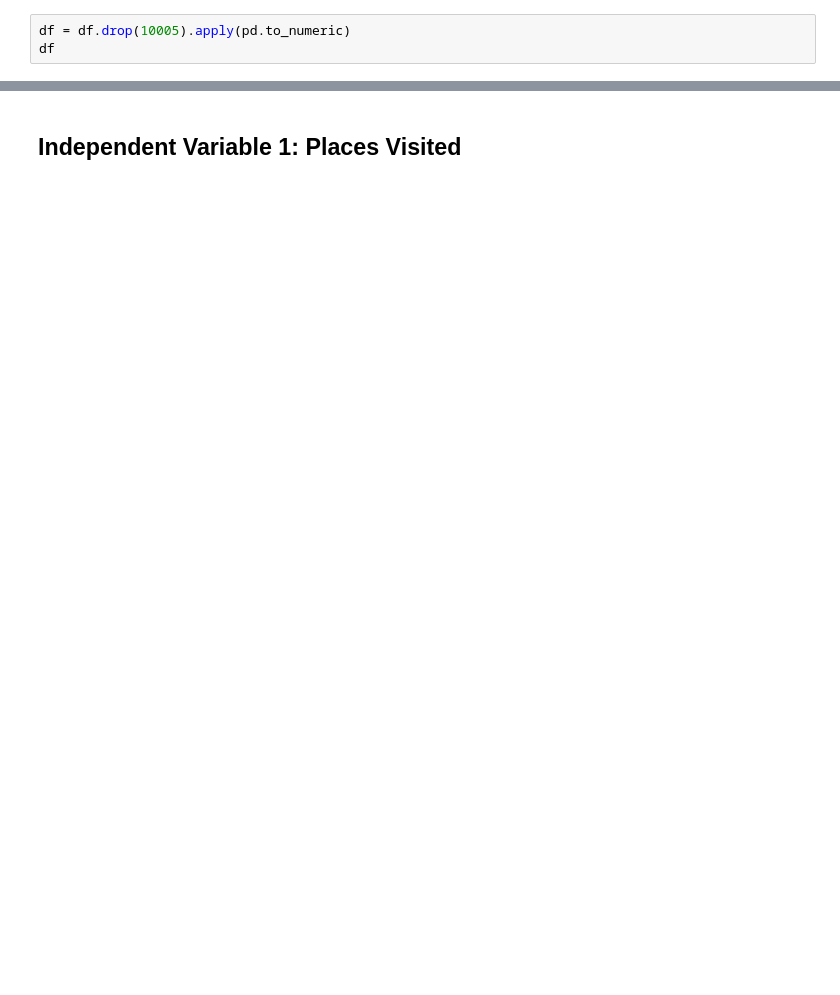
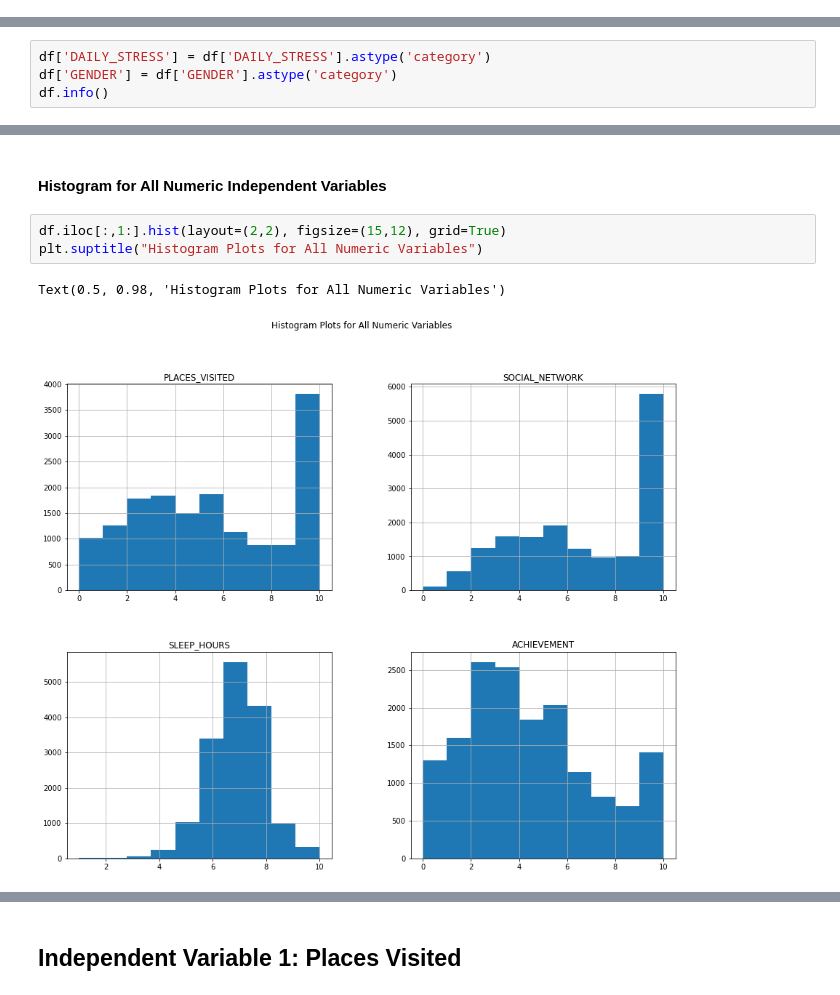
Before and after one commit to RongerYang/Stress_Level_And_Lifestyles, a Jupyter notebook: ANOVA_Test_v1.1.ipynb, the cells around one changed output, grey strips where cells are left out. Cells and saved outputs as stored; diff of their text form; blank space fills up the shorter version.

```diff
--- a/ANOVA_Test_v1.1.ipynb
+++ b/ANOVA_Test_v1.1.ipynb
@@ -40,3 +54,0 @@ df.loc[10005:]
-# %%
-df = df.drop(10005).apply(pd.to_numeric)
-df
@@ -56,0 +57,4 @@ df
+# %%
+df['DAILY_STRESS'] = df['DAILY_STRESS'].astype('category')
+df['GENDER'] = df['GENDER'].astype('category')
+df.info()
@@ -56,0 +98,8 @@ df
+# %% [markdown]
+#### Histogram for All Numeric Independent Variables
+# %%
+df.iloc[:,1:].hist(layout=(2,2), figsize=(15,12), grid=True)
+plt.suptitle("Histogram Plots for All Numeric Variables")
+# %% [output]
+Text(0.5, 0.98, 'Histogram Plots for All Numeric Variables')
+[figure, added]
```
Also changed, not shown: parts of 31 cells of this notebook.
